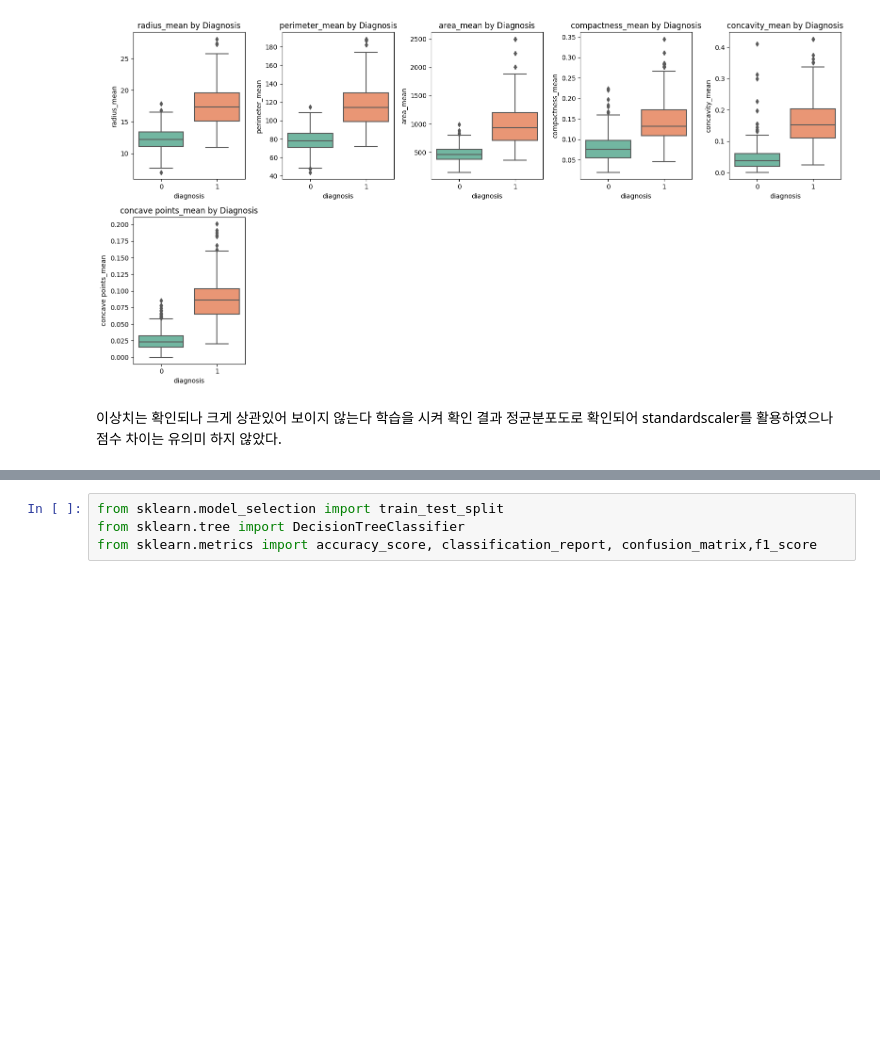
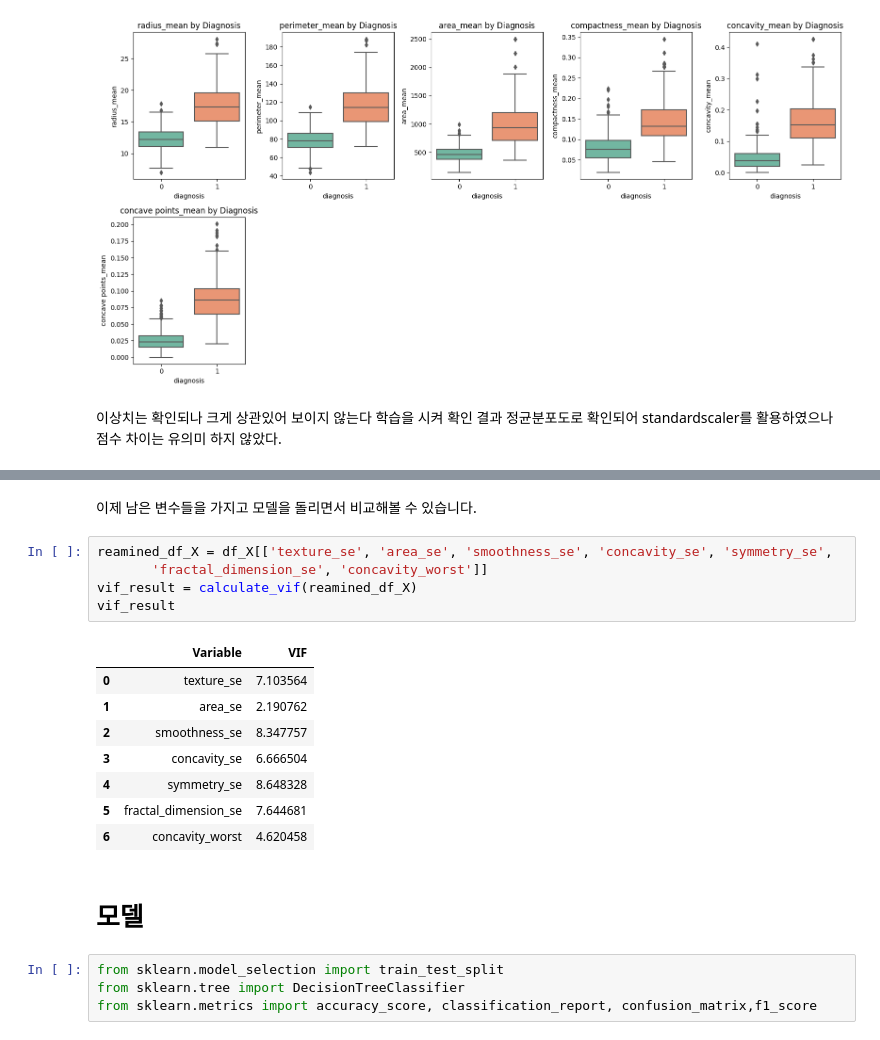
Before and after one commit to deeptudy/kaggle--wisconsin_breast_cancer_data-, a Jupyter notebook: main.ipynb, the cells around one changed output, grey strips where cells are left out. Saved outputs shown, nothing was run; the diff lists cells and outputs as text; blank space fills up the shorter version.

```diff
--- a/main.ipynb
+++ b/main.ipynb
@@ -163,3 +256,21 @@ plt.show()
+# %% [markdown]
+이제 남은 변수들을 가지고 모델을 돌리면서 비교해볼 수 있습니다.
+# %%
+reamined_df_X = df_X[['texture_se', 'area_se', 'smoothness_se', 'concavity_se', 'symmetry_se',
+       'fractal_dimension_se', 'concavity_worst']]
+vif_result = calculate_vif(reamined_df_X)
+vif_result
+# %% [output]
+|  | Variable | VIF |
+| 0 | texture_se | 7.103564 |
+| 1 | area_se | 2.190762 |
+| 2 | smoothness_se | 8.347757 |
+| 3 | concavity_se | 6.666504 |
+| 4 | symmetry_se | 8.648328 |
+| 5 | fractal_dimension_se | 7.644681 |
+| 6 | concavity_worst | 4.620458 |
+# %% [markdown]
+# 모델
 # %%
 from sklearn.model_selection import train_test_split
 from sklearn.tree import DecisionTreeClassifier
```
Also changed, not shown: parts of 15 cells of this notebook, 1 other file.
